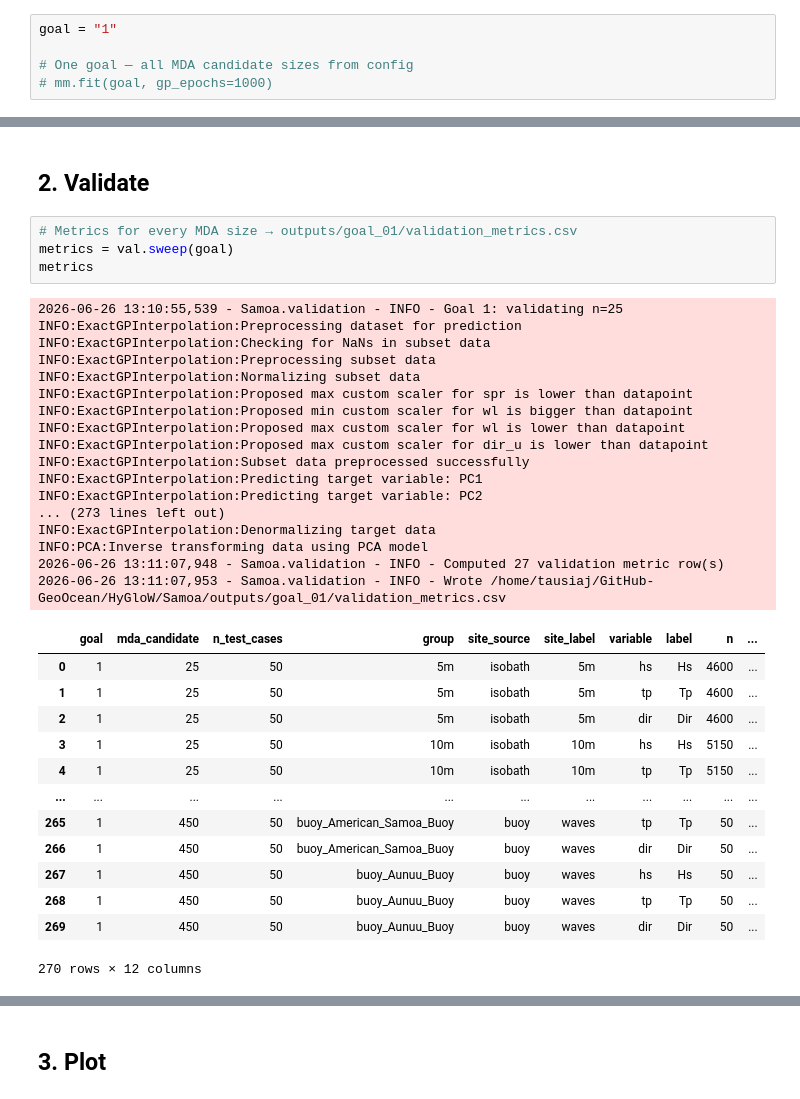
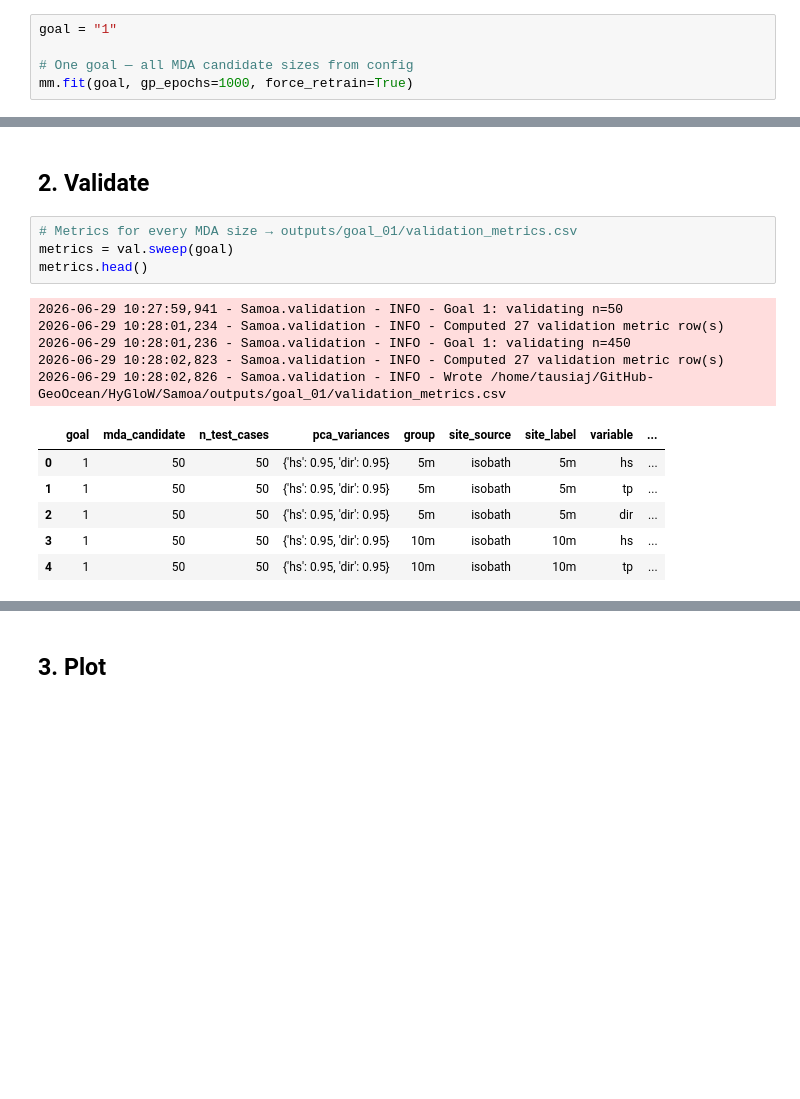
Before and after one commit to GeoOcean/HyGloW, a Jupyter notebook: Samoa/06_Validate_Metamodel.ipynb, the cells around one changed output, grey strips where cells are left out. Drawn from its saved outputs; the diff is of its cells as text; blank space fills up the shorter version.

Commit message:
[JTH] add samoa metameta working

```diff
--- a/Samoa/06_Validate_Metamodel.ipynb
+++ b/Samoa/06_Validate_Metamodel.ipynb
@@ -32,4 +32,4 @@ Hs filter  : > 10.0 m removed before PCA
 goal = "1"
 
 # One goal — all MDA candidate sizes from config
-# mm.fit(goal, gp_epochs=1000)
+mm.fit(goal, gp_epochs=1000, force_retrain=True)
@@ -41,38 +77,19 @@ mm.fit_all(gp_epochs=1000)
 # %%
 # Metrics for every MDA size → outputs/goal_01/validation_metrics.csv
 metrics = val.sweep(goal)
-metrics
+metrics.head()
 # %% [output]
-2026-06-26 13:10:55,539 - Samoa.validation - INFO - Goal 1: validating n=25
-INFO:ExactGPInterpolation:Preprocessing dataset for prediction
-INFO:ExactGPInterpolation:Checking for NaNs in subset data
-INFO:ExactGPInterpolation:Preprocessing subset data
-INFO:ExactGPInterpolation:Normalizing subset data
-INFO:ExactGPInterpolation:Proposed max custom scaler for spr is lower than datapoint
-INFO:ExactGPInterpolation:Proposed min custom scaler for wl is bigger than datapoint
-INFO:ExactGPInterpolation:Proposed max custom scaler for wl is lower than datapoint
-INFO:ExactGPInterpolation:Proposed max custom scaler for dir_u is lower than datapoint
-INFO:ExactGPInterpolation:Subset data preprocessed successfully
-INFO:ExactGPInterpolation:Predicting target variable: PC1
-INFO:ExactGPInterpolation:Predicting target variable: PC2
-... (273 lines left out)
-INFO:ExactGPInterpolation:Denormalizing target data
-INFO:PCA:Inverse transforming data using PCA model
-2026-06-26 13:11:07,948 - Samoa.validation - INFO - Computed 27 validation metric row(s)
-2026-06-26 13:11:07,953 - Samoa.validation - INFO - Wrote /home/tausiaj/GitHub-GeoOcean/HyGloW/Samoa/outputs/goal_01/validation_metrics.csv
+2026-06-29 10:27:59,941 - Samoa.validation - INFO - Goal 1: validating n=50
+2026-06-29 10:28:01,234 - Samoa.validation - INFO - Computed 27 validation metric row(s)
+2026-06-29 10:28:01,236 - Samoa.validation - INFO - Goal 1: validating n=450
+2026-06-29 10:28:02,823 - Samoa.validation - INFO - Computed 27 validation metric row(s)
+2026-06-29 10:28:02,826 - Samoa.validation - INFO - Wrote /home/tausiaj/GitHub-GeoOcean/HyGloW/Samoa/outputs/goal_01/validation_metrics.csv
-|  | goal | mda_candidate | n_test_cases | group | site_source | site_label | variable | label | n | ... |
-| 0 | 1 | 25 | 50 | 5m | isobath | 5m | hs | Hs | 4600 | ... |
-| 1 | 1 | 25 | 50 | 5m | isobath | 5m | tp | Tp | 4600 | ... |
-| 2 | 1 | 25 | 50 | 5m | isobath | 5m | dir | Dir | 4600 | ... |
-| 3 | 1 | 25 | 50 | 10m | isobath | 10m | hs | Hs | 5150 | ... |
-| 4 | 1 | 25 | 50 | 10m | isobath | 10m | tp | Tp | 5150 | ... |
-| ... | ... | ... | ... | ... | ... | ... | ... | ... | ... | ... |
-| 265 | 1 | 450 | 50 | buoy_American_Samoa_Buoy | buoy | waves | tp | Tp | 50 | ... |
-| 266 | 1 | 450 | 50 | buoy_American_Samoa_Buoy | buoy | waves | dir | Dir | 50 | ... |
-| 267 | 1 | 450 | 50 | buoy_Aunuu_Buoy | buoy | waves | hs | Hs | 50 | ... |
-| 268 | 1 | 450 | 50 | buoy_Aunuu_Buoy | buoy | waves | tp | Tp | 50 | ... |
-| 269 | 1 | 450 | 50 | buoy_Aunuu_Buoy | buoy | waves | dir | Dir | 50 | ... |
+|  | goal | mda_candidate | n_test_cases | pca_variances | group | site_source | site_label | variable | ... |
+| 0 | 1 | 50 | 50 | {'hs': 0.95, 'dir': 0.95} | 5m | isobath | 5m | hs | ... |
+| 1 | 1 | 50 | 50 | {'hs': 0.95, 'dir': 0.95} | 5m | isobath | 5m | tp | ... |
+| 2 | 1 | 50 | 50 | {'hs': 0.95, 'dir': 0.95} | 5m | isobath | 5m | dir | ... |
+| 3 | 1 | 50 | 50 | {'hs': 0.95, 'dir': 0.95} | 10m | isobath | 10m | hs | ... |
+| 4 | 1 | 50 | 50 | {'hs': 0.95, 'dir': 0.95} | 10m | isobath | 10m | tp | ... |
-270 rows × 12 columns
 # %%
 val.plot_sweep(metrics, by="bulk")
 plt.show()
```
Also changed, not shown: parts of 7 cells of this notebook, 5 other files.
